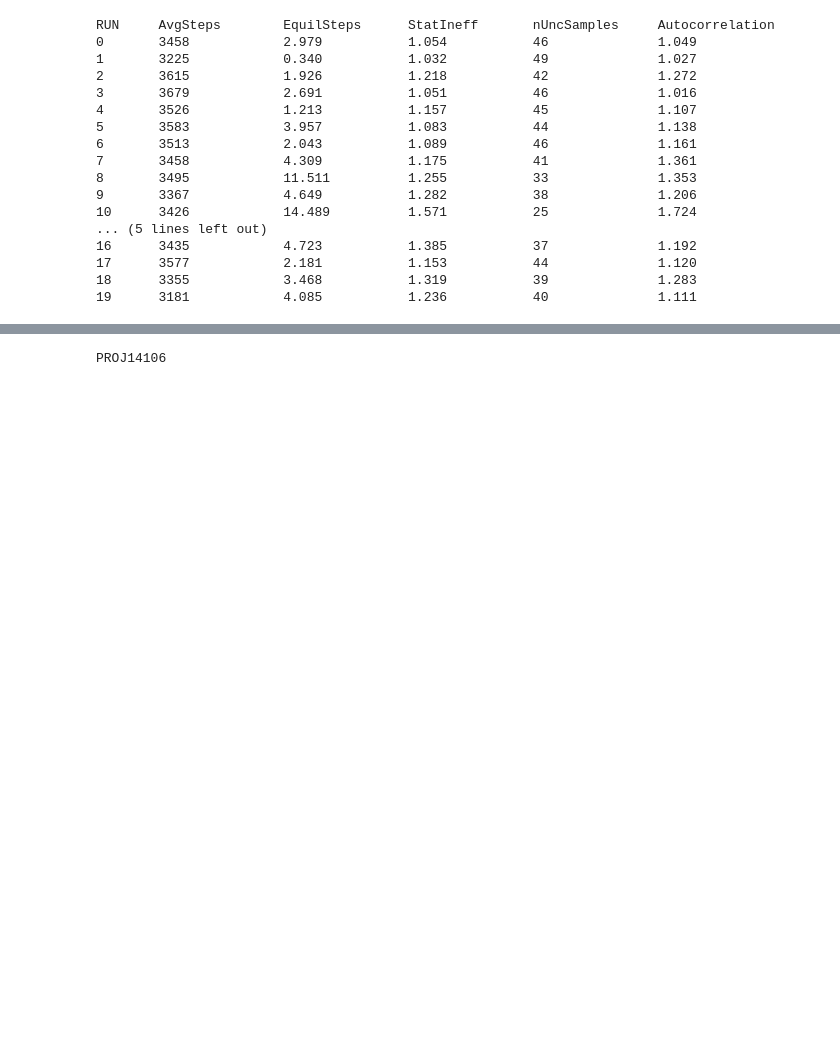
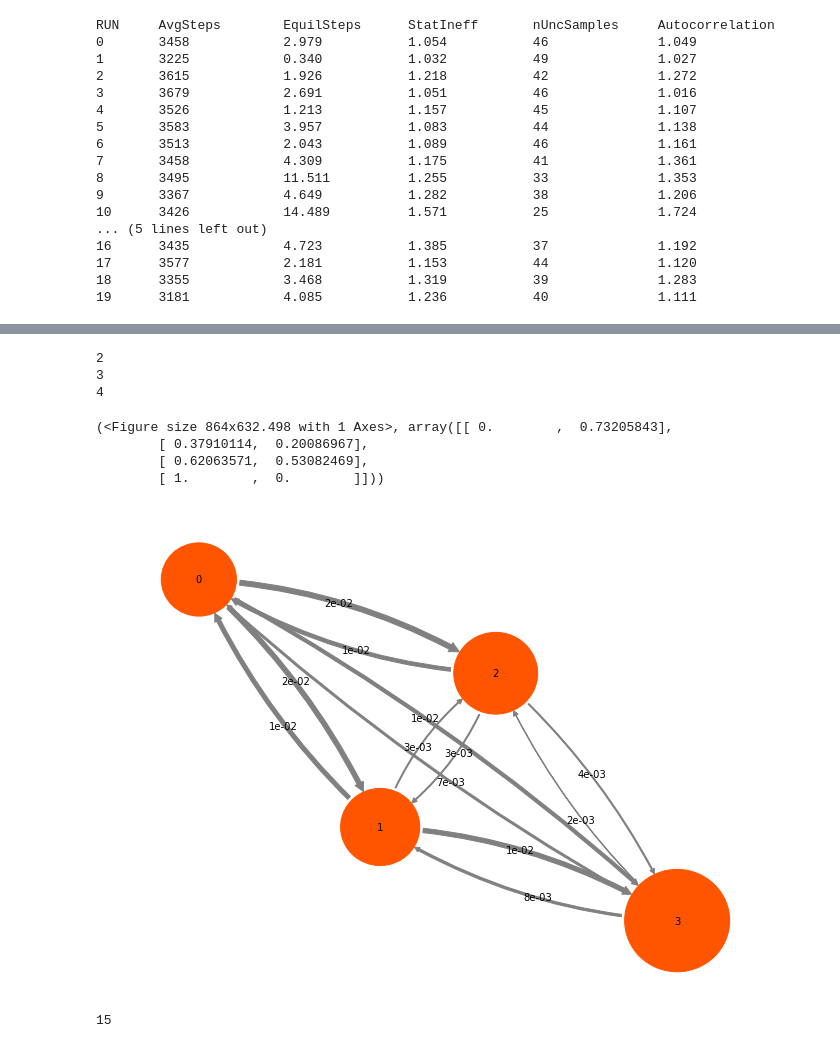
Before and after one commit to yabmtm/scripts, a Jupyter notebook: spiroligomer_analysis.ipynb, the cells around one changed output, grey strips where cells are left out. Cells and saved outputs as stored; diff of their text form; code cells hidden in the pictures; blank space fills up the shorter version.

```diff
--- a/spiroligomer_analysis.ipynb
+++ b/spiroligomer_analysis.ipynb
@@ -877,0 +931,16 @@ print(feature_files)
+# %%
+for states in tqdm.tqdm_notebook([2,3,4,5,6,7,8]):
+    count = 0
+    pcca_obj = pyemma.msm.PCCA(msm_obj.P,states)
+    a = pcca_obj.coarse_grained_transition_matrix
+    for i in range(len(a)):
+        for j in range(len(a[i])):
+            if a[i][j] < 0:
+                count += 1
+    if count == 0:
+        print(states)
+
+pcca_obj = pyemma.msm.PCCA(msm_obj.P,4)
+a = pcca_obj.coarse_grained_transition_matrix
+pyemma.plots.plot_markov_model(a)
+# %% [output]
@@ -878,4 +948,12 @@ print(feature_files)
+2
+3
+4
+(<Figure size 864x632.498 with 1 Axes>, array([[ 0.        ,  0.73205843],
+        [ 0.37910114,  0.20086967],
+        [ 0.62063571,  0.53082469],
+        [ 1.        ,  0.        ]]))
+[figure, added]
 # %%
-print(project_title)
+print(states)
 # %% [output]
-PROJ14106
+15
```
Also changed, not shown: parts of 18 cells of this notebook.
